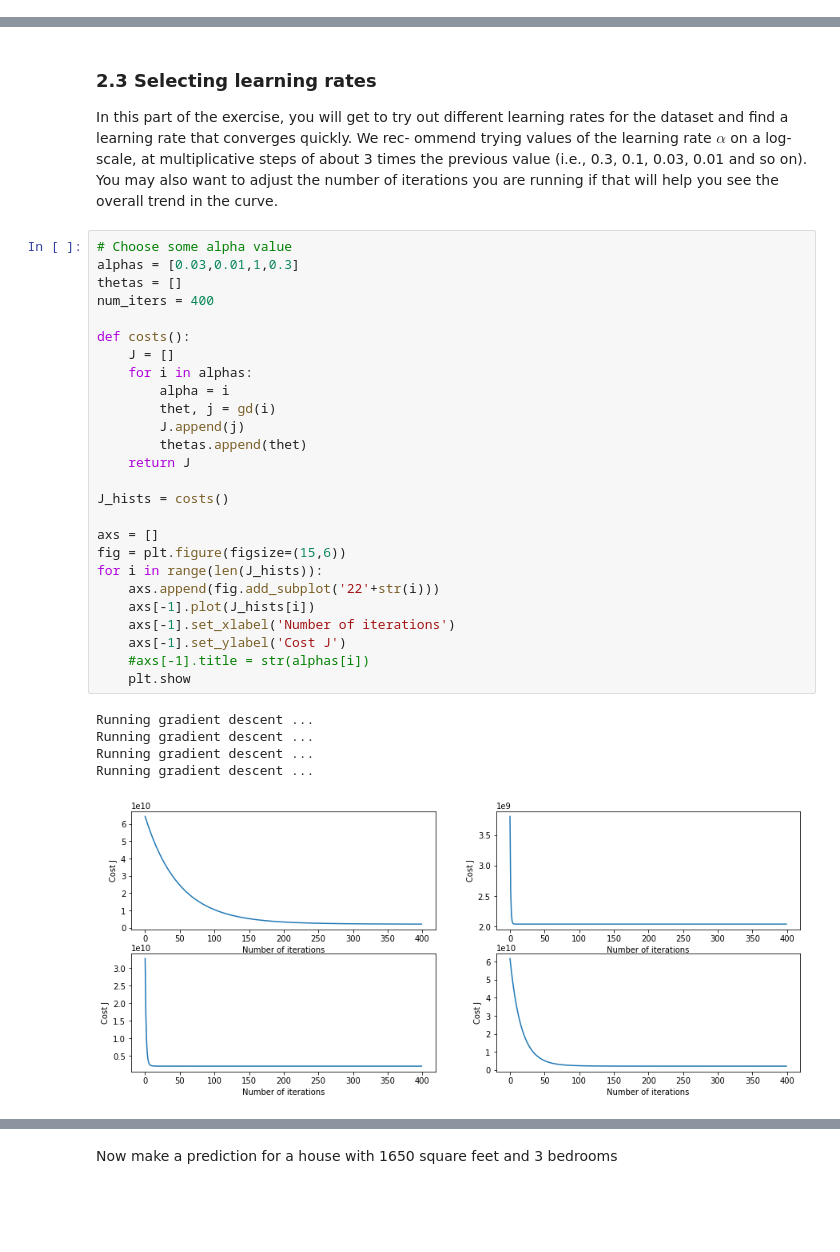
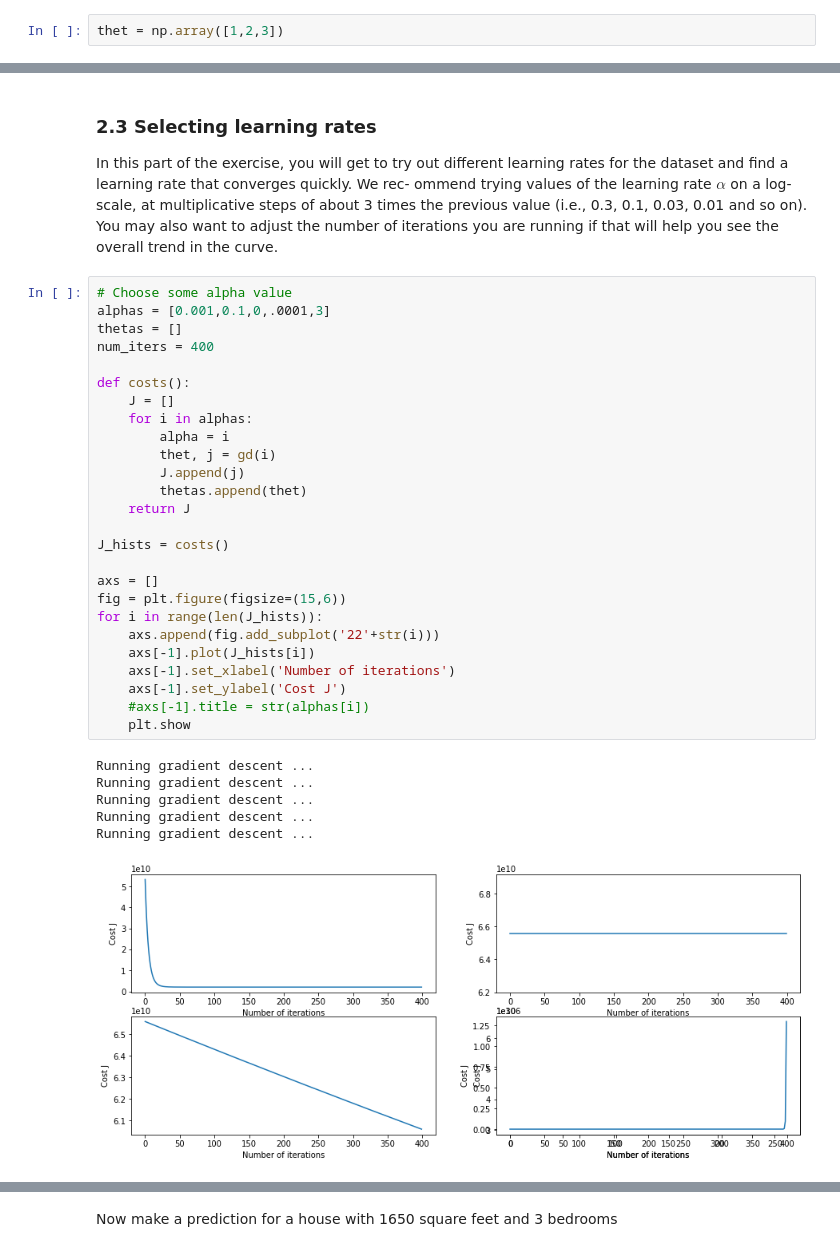
Before and after one commit to AISaturdaysLagos/Cohort2, a Jupyter notebook: Beginners/Week3/codelab/Linear regression with multiple variables.ipynb, the cells around one changed output, grey strips where cells are left out. Saved outputs shown, nothing was run; the diff lists cells and outputs as text; blank space fills up the shorter version.

```diff
--- a/Beginners/Week3/codelab/Linear regression with multiple variables.ipynb
+++ b/Beginners/Week3/codelab/Linear regression with multiple variables.ipynb
@@ -33,3 +41,5 @@ data.head()
 data.shape
 # %% [output]
 (47, 3)
+# %%
+thet = np.array([1,2,3])
@@ -147,33 +176,34 @@ You may also want to adjust the number of iterations you are running if that
 will help you see the overall trend in the curve.
 # %%
 # Choose some alpha value
-alphas = [0.03,0.01,1,0.3]
+alphas = [0.001,0.1,0,.0001,3]
 thetas = []
 num_iters = 400
 
 def costs():
     J = []
     for i in alphas:
         alpha = i
         thet, j = gd(i)
         J.append(j)
         thetas.append(thet)
     return J
 
 J_hists = costs()
 
 axs = []
 fig = plt.figure(figsize=(15,6))
 for i in range(len(J_hists)):
     axs.append(fig.add_subplot('22'+str(i)))
     axs[-1].plot(J_hists[i])
     axs[-1].set_xlabel('Number of iterations')
     axs[-1].set_ylabel('Cost J')
     #axs[-1].title = str(alphas[i])
     plt.show
 # %% [output]
 Running gradient descent ...
 Running gradient descent ...
 Running gradient descent ...
 Running gradient descent ...
+Running gradient descent ...
-[figure, old version]
+[figure, new version]
```
Also changed, not shown: parts of 10 cells of this notebook.
